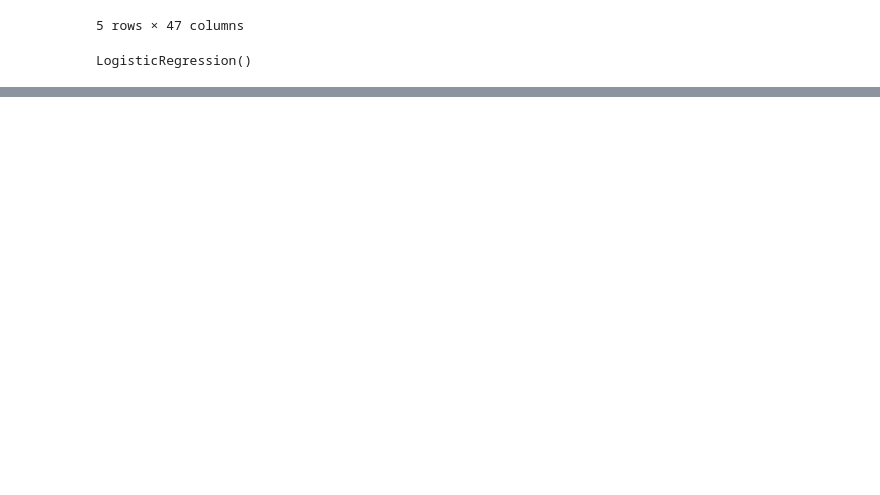
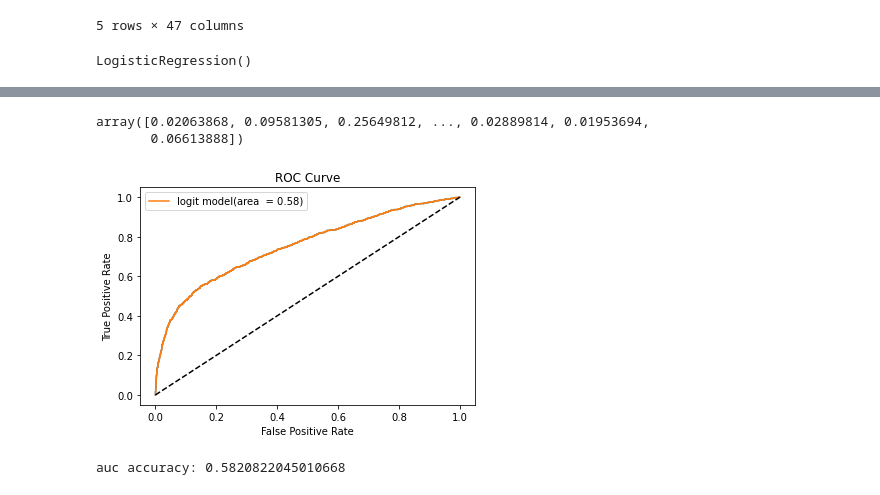
Before and after one commit to satyavani18/excelrassignments, a Jupyter notebook: Logistic Regression/Logistic Regression.ipynb, the cells around one changed output, grey strips where cells are left out. Drawn from its saved outputs; the diff is of its cells as text; code cells hidden in the pictures; blank space fills up the shorter version.

Commit message:
ROC curve update
ROC and EDA updated

```diff
--- a/Logistic Regression/Logistic Regression.ipynb
+++ b/Logistic Regression/Logistic Regression.ipynb
@@ -131,0 +173,7 @@ Confusion matrix:
+# %%
+# Our accuracy = 0.891, which is greater than 0.5
+# So [:,1] Threshold value>0.5=1 else [:,0] Threshold value<0.5=0
+logreg.predict_proba(X_test)[:,1]
+# %% [output]
+array([0.02063868, 0.09581305, 0.25649812, ..., 0.02889814, 0.01953694,
+       0.06613888])
@@ -131,0 +184,18 @@ Confusion matrix:
+# %%
+# ROC Curve plotting and finding AUC value
+fpr,tpr,thresholds=roc_curve(y_test,logreg.predict_proba(X_test)[:,1])
+plt.plot(fpr,tpr)
+auc=roc_auc_score(y_test,y_pred)
+
+plt.title('ROC Curve')
+plt.plot(fpr,tpr,label='logit model(area  = %0.2f)'%auc)
+plt.plot([0,1],[0,1],'k--')
+plt.xlabel('False Positive Rate')
+plt.ylabel('True Positive Rate')
+plt.legend()
+plt.show()
+
+print('auc accuracy:',auc)
+# %% [output]
+[figure, added]
+auc accuracy: 0.5820822045010668
```
Also changed, not shown: parts of 6 cells of this notebook.
